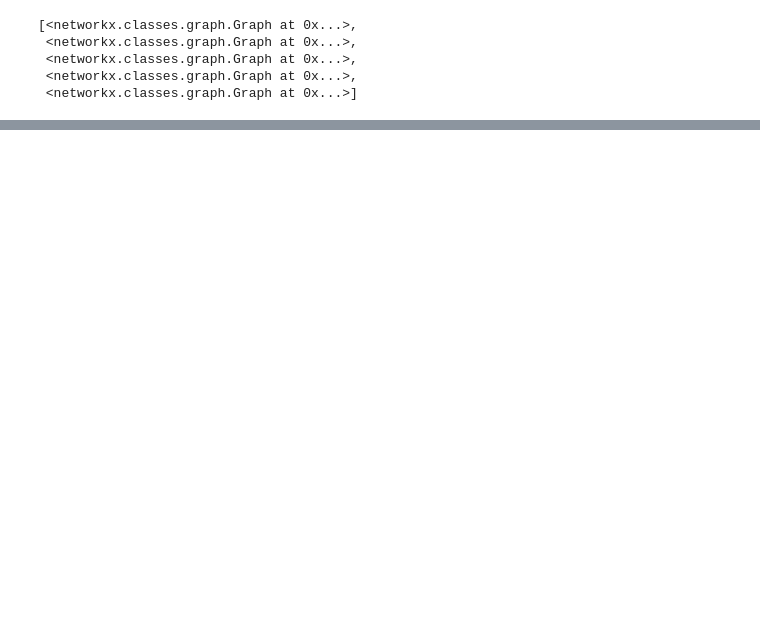
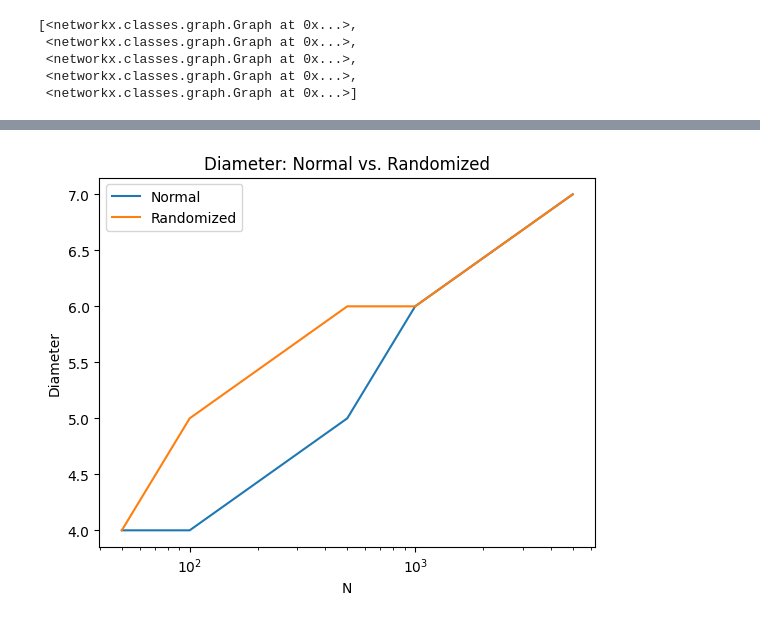
Before and after one commit to huyim/Netsci, a Jupyter notebook: Assi5/Hu_Yiming_EX5.ipynb, the cells around one changed output, grey strips where cells are left out. Drawn from its saved outputs; the diff is of its cells as text; code cells hidden in the pictures; blank space fills up the shorter version.

```diff
--- a/Assi5/Hu_Yiming_EX5.ipynb
+++ b/Assi5/Hu_Yiming_EX5.ipynb
@@ -133,0 +249,11 @@ glist
+# %%
+plt.plot(N, diameter, label="Normal")
+plt.plot(N, r_diameter, label="Randomized")
+plt.title("Diameter: Normal vs. Randomized")
+plt.xlabel("N")
+plt.ylabel("Diameter")
+plt.xscale("log")
+plt.legend()
+plt.show()
+# %% [output]
+[figure, added]
```
Also changed, not shown: parts of 16 cells of this notebook.
